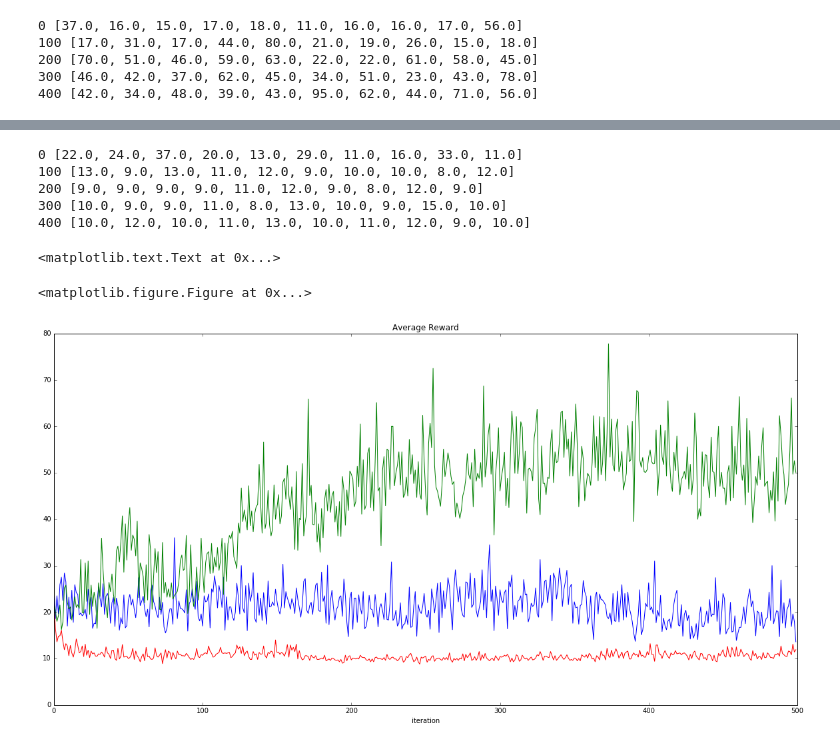
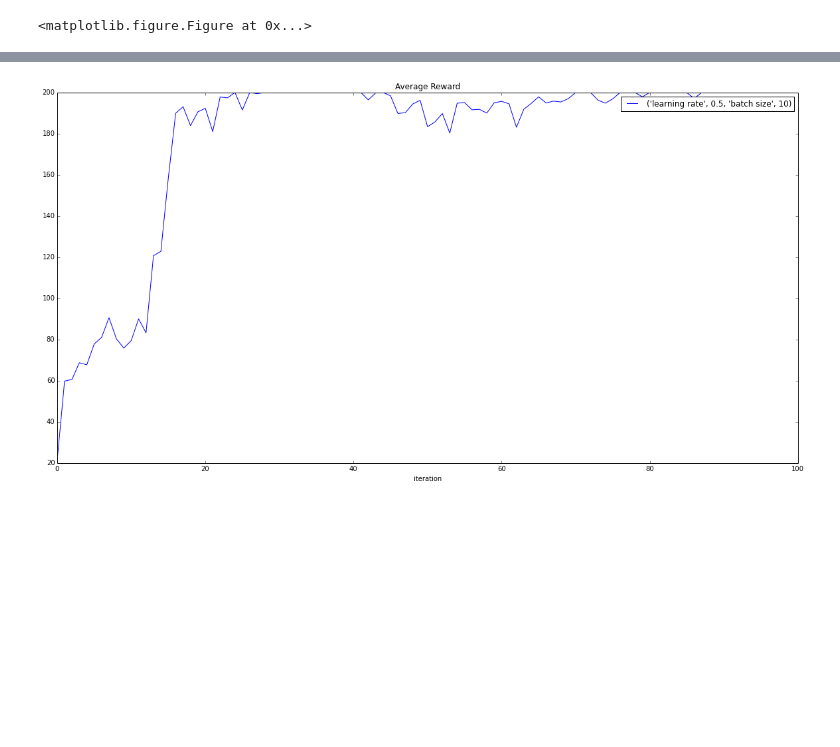
Before and after one commit to girishsk/rlex, a Jupyter notebook: doc/ReinforceAgent.ipynb, the cells around one changed output, grey strips where cells are left out. Saved outputs shown, nothing was run; the diff lists cells and outputs as text; code cells hidden in the pictures; blank space fills up the shorter version.

Commit message:
Reinforce with exps

```diff
--- a/doc/ReinforceAgent.ipynb
+++ b/doc/ReinforceAgent.ipynb
@@ -115,33 +128,47 @@ import matplotlib.pyplot as plt
 from tensorflow.python.framework import ops
 ops.reset_default_graph()
 rews = []
-for lr in [0.01,0.05,0.1]:
+for lr in [0.5]:
+    for r in [10]:
 
-    env = gym.make('CartPole-v0')
-    learning_rate = lr
-    opt = tf.train.AdamOptimizer
-    opt_value = tf.train.AdamOptimizer
-    rf = ReinforceAgent(env,learning_rate=learning_rate,optimizer=opt,value_optimizer=opt_value)
-    rewards = []
-    for i in xrange(500):
+        env = gym.make('CartPole-v0')
+        learning_rate = lr
+        opt = tf.train.AdamOptimizer
+        opt_value = tf.train.AdamOptimizer
+        rf = ReinforceAgent(env,learning_rate=learning_rate,optimizer=opt,value_optimizer=opt_value)
+        writer = tf.python.training.summary_io.SummaryWriter("./notebook",rf.sess.graph_def)
+        rewards = []
+        for i in xrange(100):
+            #for j in xrange(r):
+            states,actions,advantages,total_reward = rf.create_trajectories(env,gamma=0.99,itr=i,T=200,N=r)
+            rf.sess.run(rf.optimizer, feed_dict={rf.state: states, rf.action: actions, rf.adv: advantages})
+            loss = rf.sess.run(rf.loss, feed_dict={rf.state: states, rf.action: actions, rf.adv: advantages})
+            loss_summ = tf.scalar_summary("loss", loss)
+            #Value
+            #states,actions,advantages,total_reward = rf.create_trajectories(env,gamma=0.99,horizon=200,N=10)
+            rf.sess.run(rf.value_optimizer,feed_dict={rf.state_value: states, rf.value_actual: advantages})
+            result = rf.sess.run([loss_summ], feed_dict={rf.state_value: states, rf.value_actual: advantages})
+            summary_str = result[0]
+            #acc = result
+            writer.add_summary(summary_str, i)
+            #writer.add_summary(merged)
 
-        states,actions,advantages,total_reward = rf.create_trajectory(env,gamma=0.99,horizon=200)
-        rf.sess.run(rf.optimizer, feed_dict={rf.state: states, rf.action: actions, rf.adv: advantages})
-        #Value
-        states,actions,advantages,total_reward = rf.create_trajectories(env,gamma=0.99,horizon=200,T=10)
-        rf.sess.run(rf.value_optimizer,feed_dict={rf.state_value: states, rf.value_actual: advantages})
+            rewards.append(np.mean(total_reward))
+            if i%10==0:
+                print i,r,loss,np.mean(total_reward)
+        rews.append((rewards,r,lr))
 
-        rewards.append(np.mean(total_reward))
-        if i%100==0:
-            print i,total_reward
-    rews.append(rewards)
+        #merged = tf.merge_all_summaries()
+
+
 
 #Plotting the results
 plt.figure(figsize=(20,10))
 f, axarr = plt.subplots(1,figsize=(20,10))
-axarr.plot(rews[0])
-axarr.plot(rews[1])
-axarr.plot(rews[2])
+for k in rews:
+    label="learning rate",k[2],"batch size",k[1]
+    axarr.plot(k[0],label=label)
 axarr.set_title('Average Reward')
 axarr.set_xlabel("iteration")
+plt.legend()
 # %% [output]
@@ -155,5 +187 @@ axarr.set_xlabel("iteration")
-0 [37.0, 16.0, 15.0, 17.0, 18.0, 11.0, 16.0, 16.0, 17.0, 56.0]
-100 [17.0, 31.0, 17.0, 44.0, 80.0, 21.0, 19.0, 26.0, 15.0, 18.0]
-200 [70.0, 51.0, 46.0, 59.0, 63.0, 22.0, 22.0, 61.0, 58.0, 45.0]
-300 [46.0, 42.0, 37.0, 62.0, 45.0, 34.0, 51.0, 23.0, 43.0, 78.0]
-400 [42.0, 34.0, 48.0, 39.0, 43.0, 95.0, 62.0, 44.0, 71.0, 56.0]
+<matplotlib.figure.Figure at 0x...>
@@ -161,8 +188 @@ axarr.set_xlabel("iteration")
-0 [22.0, 24.0, 37.0, 20.0, 13.0, 29.0, 11.0, 16.0, 33.0, 11.0]
-100 [13.0, 9.0, 13.0, 11.0, 12.0, 9.0, 10.0, 10.0, 8.0, 12.0]
-200 [9.0, 9.0, 9.0, 9.0, 11.0, 12.0, 9.0, 8.0, 12.0, 9.0]
-300 [10.0, 9.0, 9.0, 11.0, 8.0, 13.0, 10.0, 9.0, 15.0, 10.0]
-400 [10.0, 12.0, 10.0, 11.0, 13.0, 10.0, 11.0, 12.0, 9.0, 10.0]
-<matplotlib.text.Text at 0x...>
-<matplotlib.figure.Figure at 0x...>
-[figure, old version]
+[figure, new version]
```
Also changed, not shown: parts of 8 cells of this notebook.
